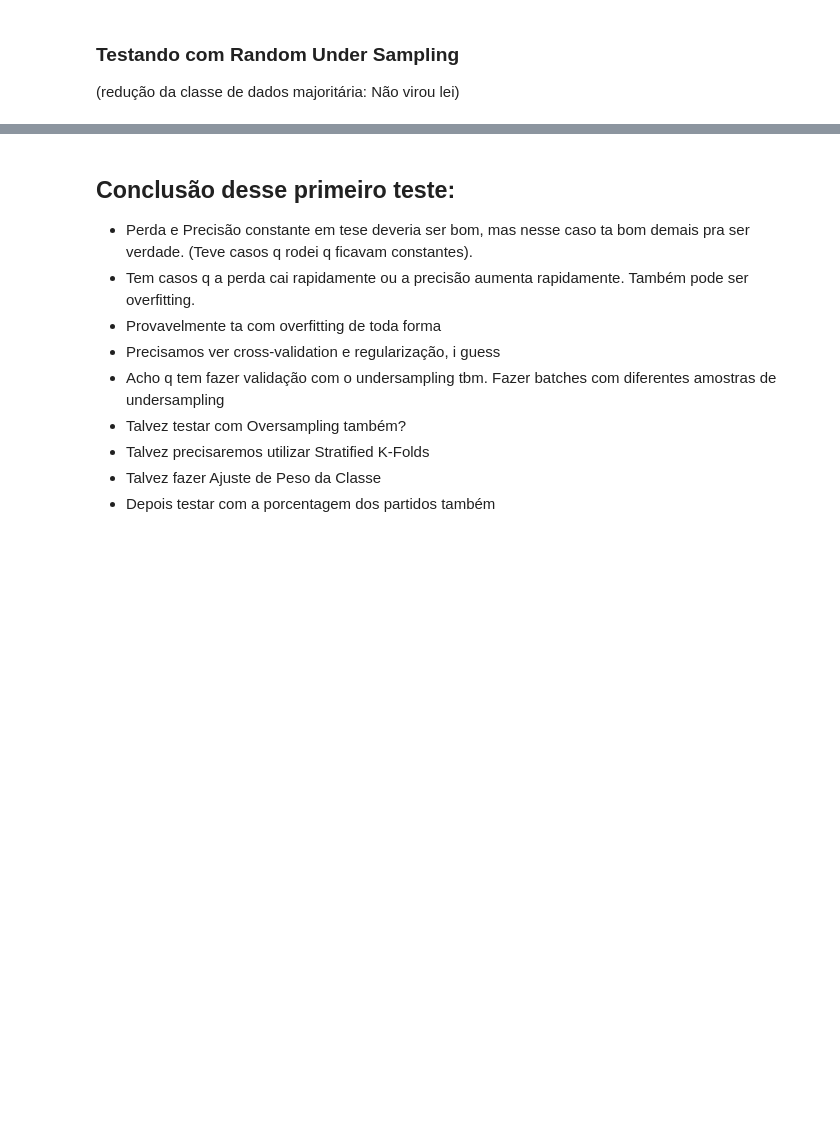
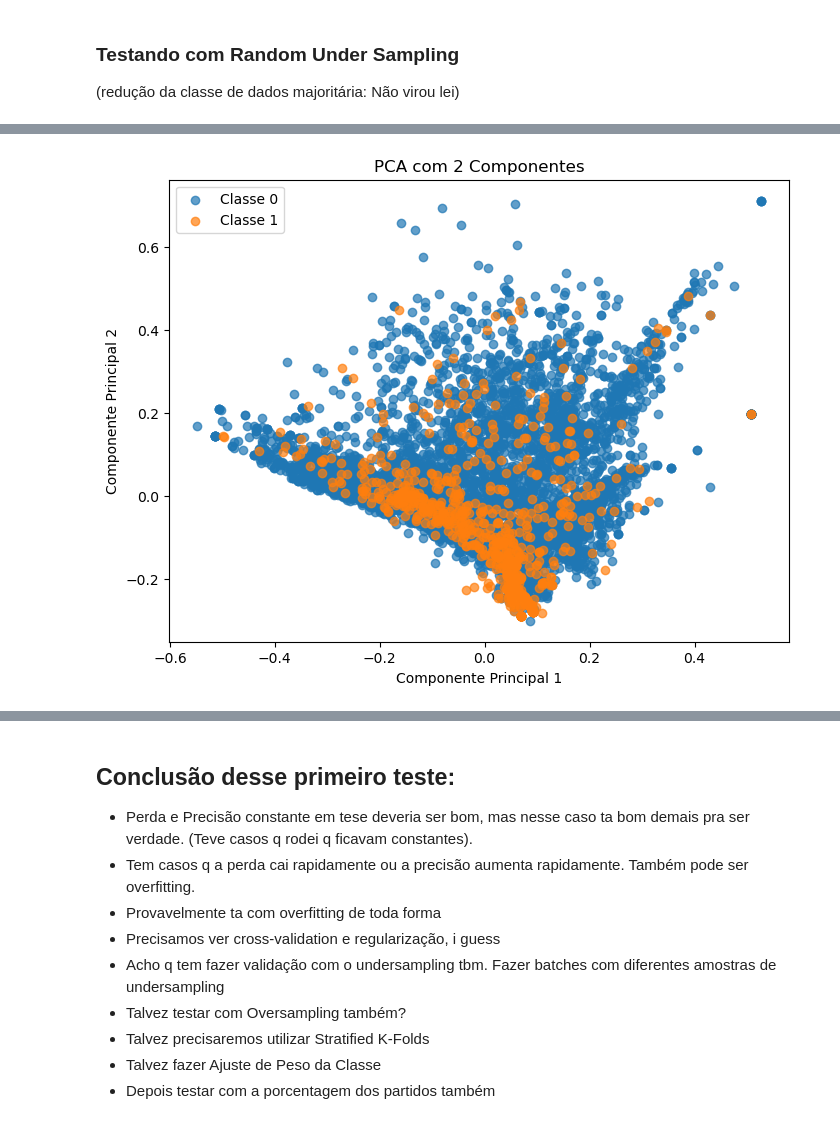
Before and after one commit to adriel1ft/NN_project, a Jupyter notebook: teste_RN_v1.ipynb, the cells around one changed output, grey strips where cells are left out. Saved outputs shown, nothing was run; the diff lists cells and outputs as text; code cells hidden in the pictures; blank space fills up the shorter version.

```diff
--- a/teste_RN_v1.ipynb
+++ b/teste_RN_v1.ipynb
@@ -11 +19,5 @@ df = pd.read_csv('data/proposicoes_2013-2024_final.csv')
 colunas = df.columns.tolist()
+# %%
+colunas = [col for col in df.columns if col != 'VirouLei'] + ['VirouLei']
+df = df.reindex(columns=colunas)
+df
@@ -156,0 +235,6 @@ plt.show()
+# %%
+from sklearn.decomposition import PCA
+from sklearn.preprocessing import StandardScaler
+
+pca = PCA(n_components=2)
+X_pca = pca.fit_transform(list(pk))
@@ -156,0 +256,14 @@ plt.show()
+# %%
+# Criar o gráfico
+plt.figure(figsize=(8,6))
+plt.scatter(X_pca[y == 0, 0], X_pca[y == 0, 1], label='Classe 0', alpha=0.7)
+plt.scatter(X_pca[y == 1, 0], X_pca[y == 1, 1], label='Classe 1', alpha=0.7)
+
+# Personalizar o gráfico
+plt.xlabel('Componente Principal 1')
+plt.ylabel('Componente Principal 2')
+plt.title('PCA com 2 Componentes')
+plt.legend()
+plt.show()
+# %% [output]
+[figure, added]
```
Also changed, not shown: parts of 22 cells of this notebook, 4 other files.
